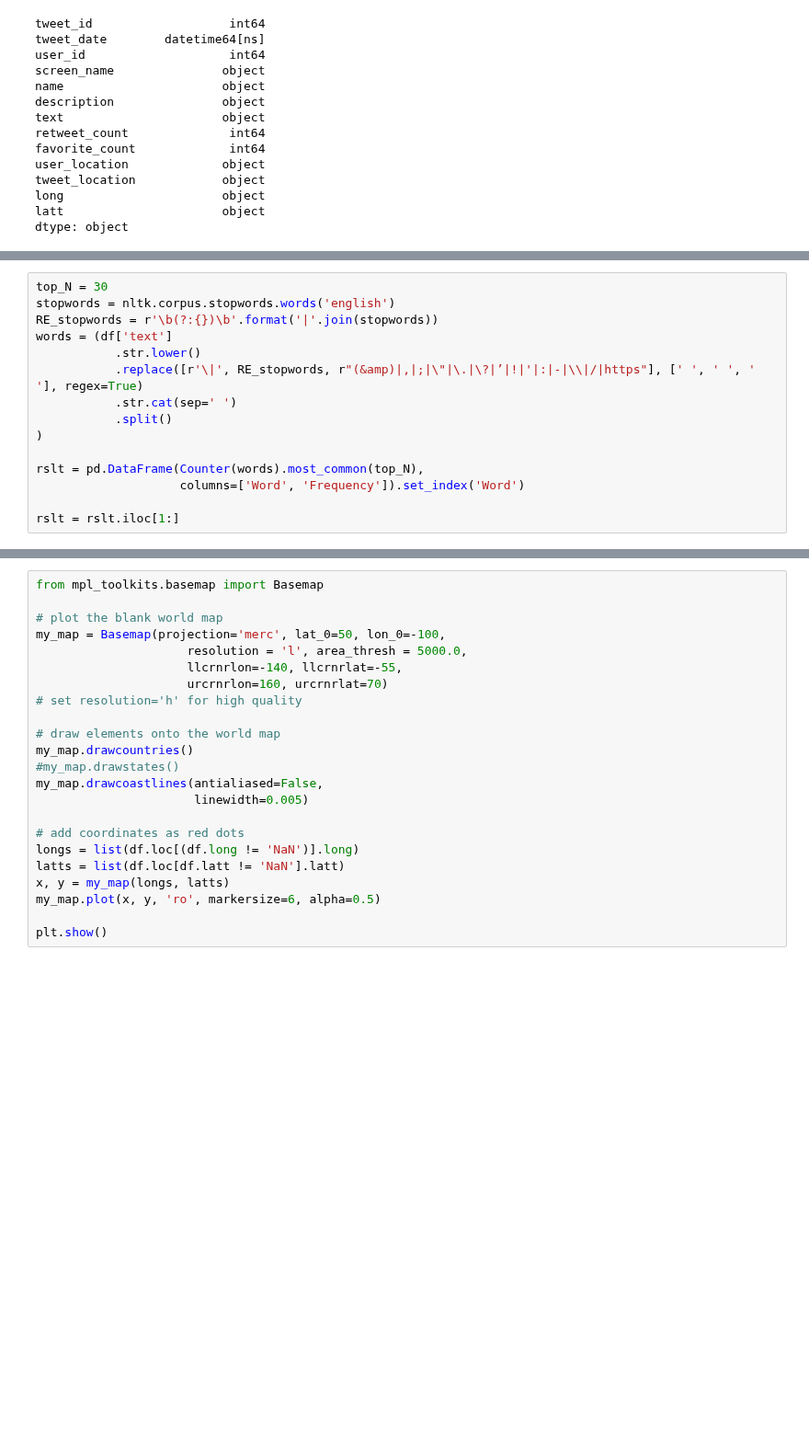
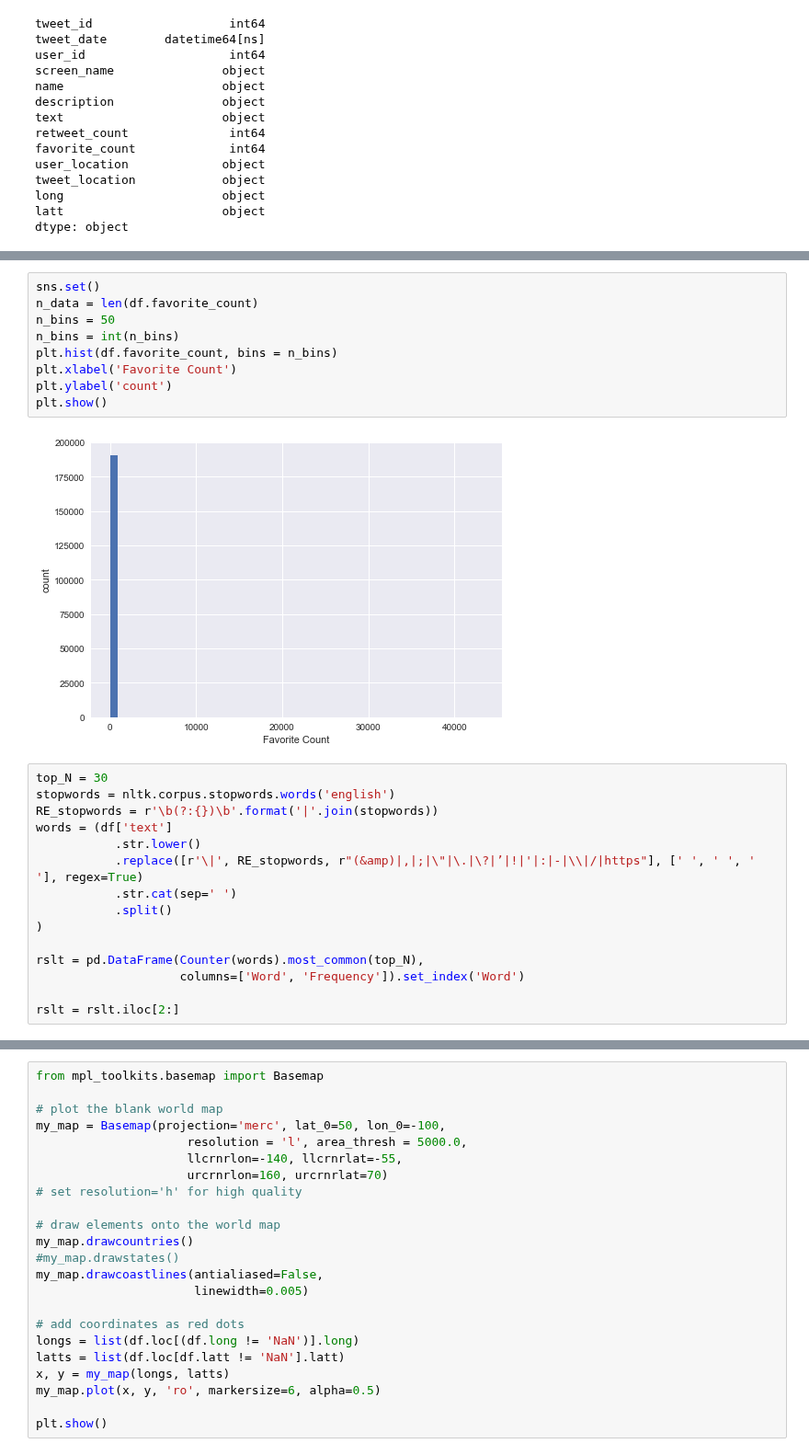
Before and after one commit to bouncebarkrun/Springboard-Data-Science-Career-Track, a Jupyter notebook: 2nd Capstone Project/Code/Capstone 2 Data Wrangling and Exploratory Data Analysis.ipynb, the cells around one changed output, grey strips where cells are left out. Shown at 92% size. Cells and saved outputs as stored; diff of their text form; blank space fills up the shorter version.

```diff
--- a/2nd Capstone Project/Code/Capstone 2 Data Wrangling and Exploratory Data Analysis.ipynb
+++ b/2nd Capstone Project/Code/Capstone 2 Data Wrangling and Exploratory Data Analysis.ipynb
@@ -110,3 +155,14 @@ from collections import Counter
+# %%
+sns.set()
+n_data = len(df.favorite_count)
+n_bins = 50
+n_bins = int(n_bins)
+plt.hist(df.favorite_count, bins = n_bins)
+plt.xlabel('Favorite Count')
+plt.ylabel('count')
+plt.show()
+# %% [output]
+[figure, added]
 # %%
 top_N = 30
 stopwords = nltk.corpus.stopwords.words('english')
@@ -121,7 +177,7 @@ words = (df['text']
 rslt = pd.DataFrame(Counter(words).most_common(top_N),
                     columns=['Word', 'Frequency']).set_index('Word')
 
-rslt = rslt.iloc[1:]
+rslt = rslt.iloc[2:]
 # %%
 sns.set_style("darkgrid")
 plt.rcParams["figure.figsize"] = [30.0, 20.0]
```
Also changed, not shown: parts of 11 cells of this notebook.
